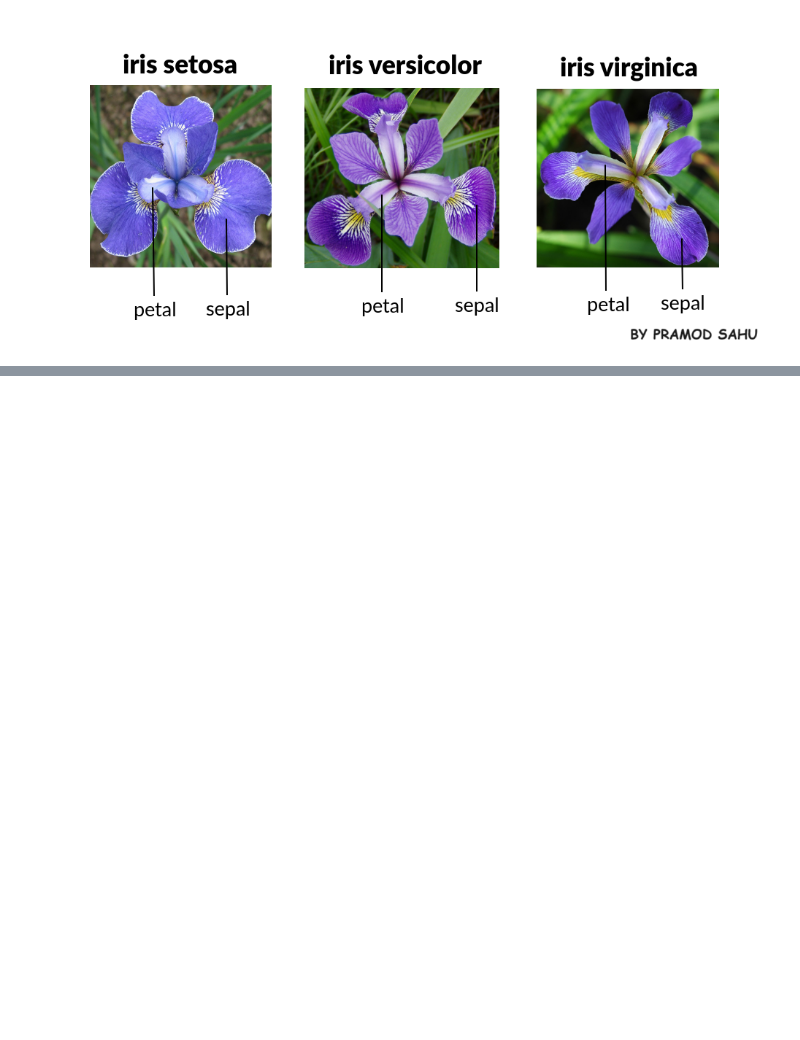
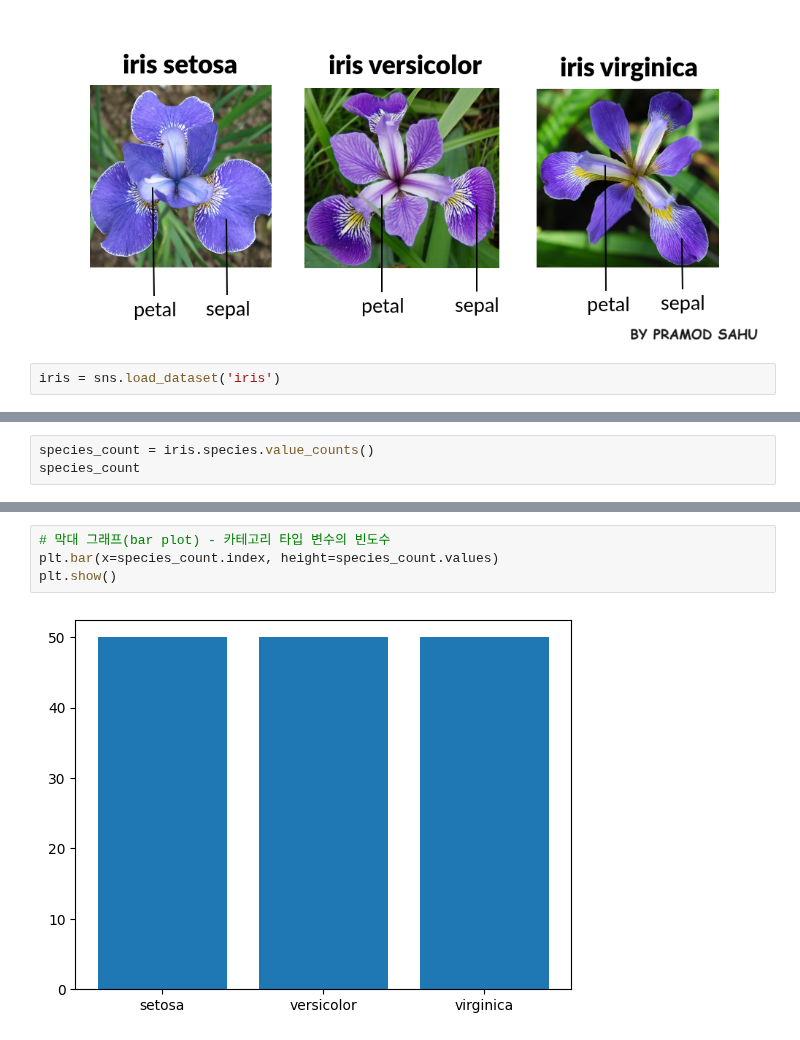
Before and after one commit to JakeOh/202511_BD53, a Jupyter notebook: lab_python/da04_matplotlib.ipynb, the cells around one changed output, grey strips where cells are left out. Cells and saved outputs as stored; diff of their text form; blank space fills up the shorter version.

Commit message:
iris datasets EDA

```diff
--- a/lab_python/da04_matplotlib.ipynb
+++ b/lab_python/da04_matplotlib.ipynb
@@ -659,3 +659,5 @@ plt.show()
 *   가능한 시각화 표현 방법(그래프 종류) 선택.
 # %% [markdown]
 ![iris.png](embedded-picture-1)
+# %%
+iris = sns.load_dataset('iris')
@@ -661,0 +713,3 @@ plt.show()
+# %%
+species_count = iris.species.value_counts()
+species_count
@@ -661,0 +723,6 @@ plt.show()
+# %%
+# 막대 그래프(bar plot) - 카테고리 타입 변수의 빈도수
+plt.bar(x=species_count.index, height=species_count.values)
+plt.show()
+# %% [output]
+[figure, added]
```
Also changed, not shown: parts of 12 cells of this notebook.
